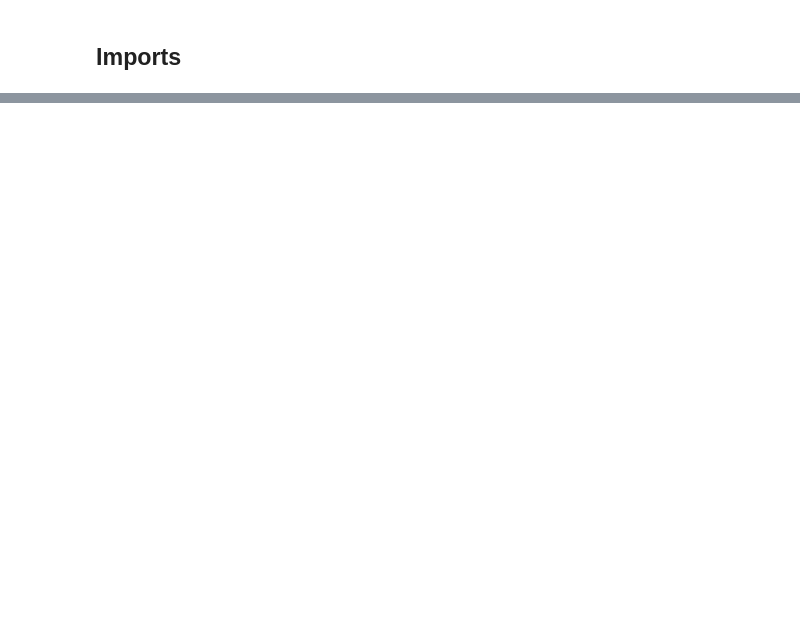
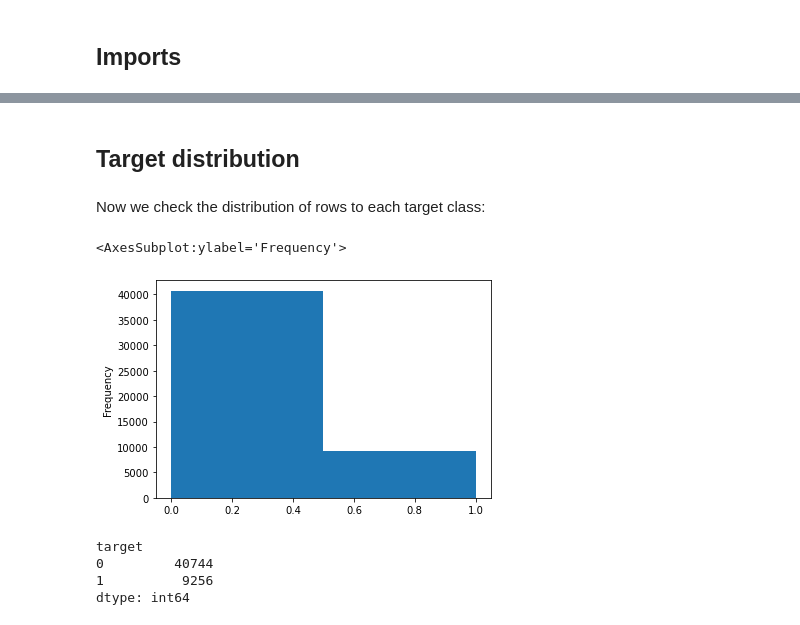
Before and after one commit to AdrianLangseth/Practical_ML, a Jupyter notebook: EDA.ipynb, the cells around one changed output, grey strips where cells are left out. Cells and saved outputs as stored; diff of their text form; code cells hidden in the pictures; blank space fills up the shorter version.

```diff
--- a/EDA.ipynb
+++ b/EDA.ipynb
@@ -10,0 +106,16 @@ data_file = '../tdt05-2021-challenge-2/challenge2_train.csv'
+# %% [markdown]
+## Target distribution
+# %% [markdown]
+Now we check the distribution of rows to each target class:
+# %%
+df['target'].plot.hist(bins=2)
+# %% [output]
+<AxesSubplot:ylabel='Frequency'>
+[figure, added]
+# %%
+df[['target']].value_counts()
+# %% [output]
+target
+0         40744
+1          9256
+dtype: int64
```
Also changed, not shown: parts of 38 cells of this notebook, 2 other files.
